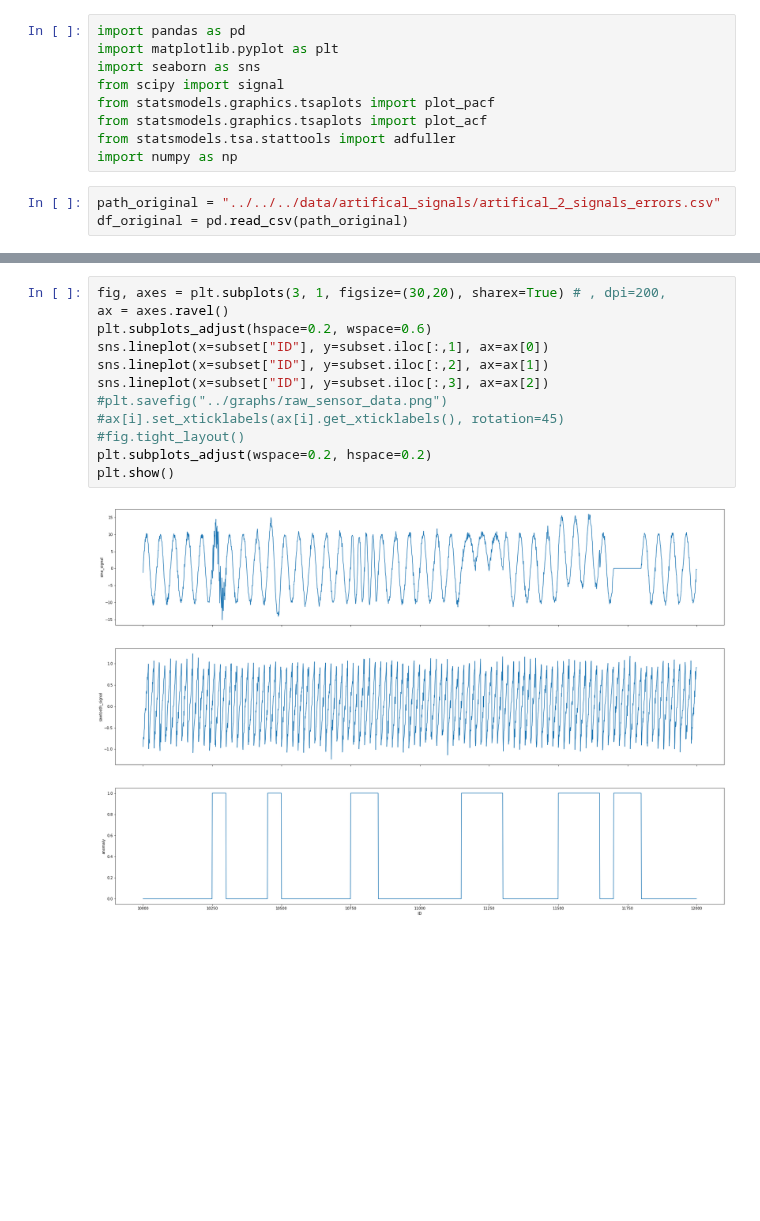
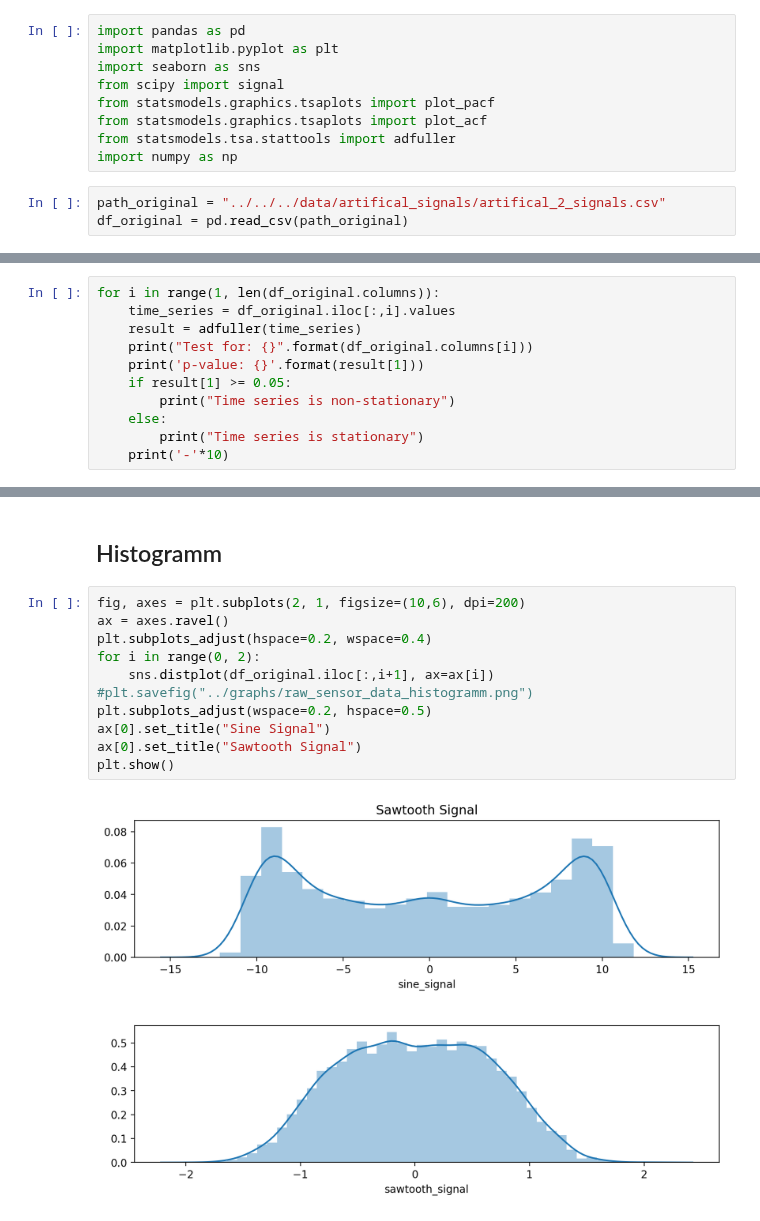
Before and after one commit to carlov93/predictive_maintenance, a Jupyter notebook: src/visualisation/raw_data/artifical_data.ipynb, the cells around one changed output, grey strips where cells are left out. Cells and saved outputs as stored; diff of their text form; blank space fills up the shorter version.

Commit message:
new models and new visualisation

```diff
--- a/src/visualisation/raw_data/artifical_data.ipynb
+++ b/src/visualisation/raw_data/artifical_data.ipynb
@@ -8,5 +8,5 @@ from statsmodels.graphics.tsaplots import plot_acf
 from statsmodels.tsa.stattools import adfuller
 import numpy as np
 # %%
-path_original = "../../../data/artifical_signals/artifical_2_signals_errors.csv"
+path_original = "../../../data/artifical_signals/artifical_2_signals.csv"
 df_original = pd.read_csv(path_original)
@@ -14,0 +17,11 @@ subset = df_original.iloc[10000:,:]
+# %%
+for i in range(1, len(df_original.columns)):
+    time_series = df_original.iloc[:,i].values
+    result = adfuller(time_series)
+    print("Test for: {}".format(df_original.columns[i]))
+    print('p-value: {}'.format(result[1]))
+    if result[1] >= 0.05:
+        print("Time series is non-stationary")
+    else:
+        print("Time series is stationary")
+    print('-'*10)
@@ -15,14 +54,15 @@ subset = df_original.iloc[10000:,:]
+# %% [markdown]
+## Histogramm
 # %%
-fig, axes = plt.subplots(3, 1, figsize=(30,20), sharex=True) # , dpi=200,
+fig, axes = plt.subplots(2, 1, figsize=(10,6), dpi=200)
 ax = axes.ravel()
-plt.subplots_adjust(hspace=0.2, wspace=0.6)
-sns.lineplot(x=subset["ID"], y=subset.iloc[:,1], ax=ax[0])
-sns.lineplot(x=subset["ID"], y=subset.iloc[:,2], ax=ax[1])
-sns.lineplot(x=subset["ID"], y=subset.iloc[:,3], ax=ax[2])
-#plt.savefig("../graphs/raw_sensor_data.png")
-#ax[i].set_xticklabels(ax[i].get_xticklabels(), rotation=45)
-#fig.tight_layout()
-plt.subplots_adjust(wspace=0.2, hspace=0.2)
+plt.subplots_adjust(hspace=0.2, wspace=0.4)
+for i in range(0, 2):
+    sns.distplot(df_original.iloc[:,i+1], ax=ax[i])
+#plt.savefig("../graphs/raw_sensor_data_histogramm.png")
+plt.subplots_adjust(wspace=0.2, hspace=0.5)
+ax[0].set_title("Sine Signal")
+ax[0].set_title("Sawtooth Signal")
 plt.show()
 # %% [output]
-[figure, old version]
+[figure, new version]
```
Also changed, not shown: parts of 5 cells of this notebook, 21 other files.
